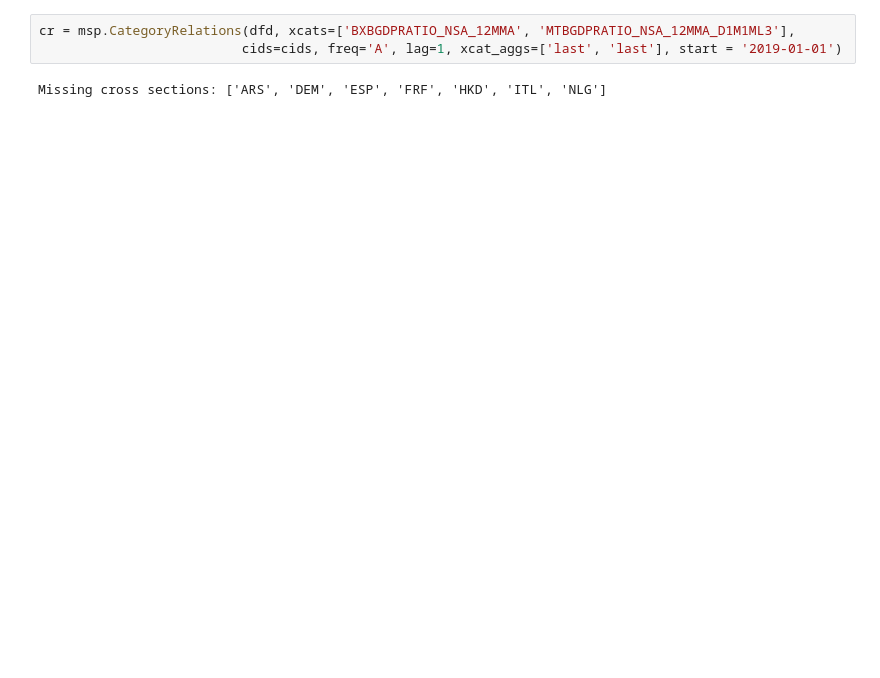
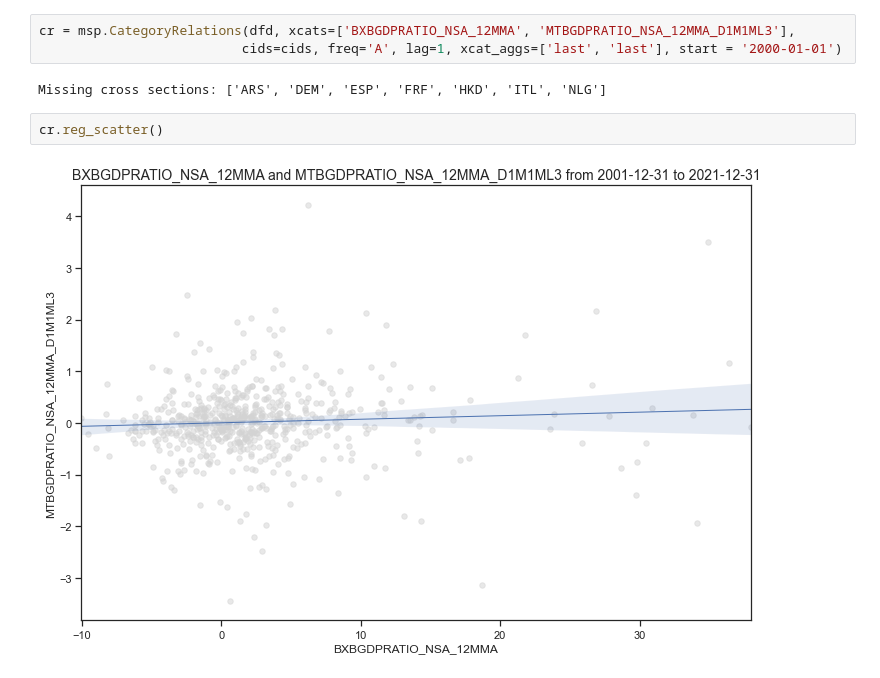
Before and after one commit to macrosynergy/macrosynergy, a Jupyter notebook: notebooks/reviews/quantamental/test.ipynb, the cells around one changed output. Drawn from its saved outputs; the diff is of its cells as text; blank space fills up the shorter version.

```diff
--- a/notebooks/reviews/quantamental/test.ipynb
+++ b/notebooks/reviews/quantamental/test.ipynb
@@ -123,6 +120,10 @@ Missing cross sections: ['ARS', 'DEM', 'ESP', 'FRF', 'HKD', 'ITL', 'NLG']
 ## External relations
 # %%
 cr = msp.CategoryRelations(dfd, xcats=['BXBGDPRATIO_NSA_12MMA', 'MTBGDPRATIO_NSA_12MMA_D1M1ML3'],
-                          cids=cids, freq='A', lag=1, xcat_aggs=['last', 'last'], start = '2019-01-01')
+                          cids=cids, freq='A', lag=1, xcat_aggs=['last', 'last'], start = '2000-01-01')
 # %% [output]
 Missing cross sections: ['ARS', 'DEM', 'ESP', 'FRF', 'HKD', 'ITL', 'NLG']
+# %%
+cr.reg_scatter()
+# %% [output]
+[figure, added]
```
Also changed, not shown: parts of 8 cells of this notebook, 6 other files.
